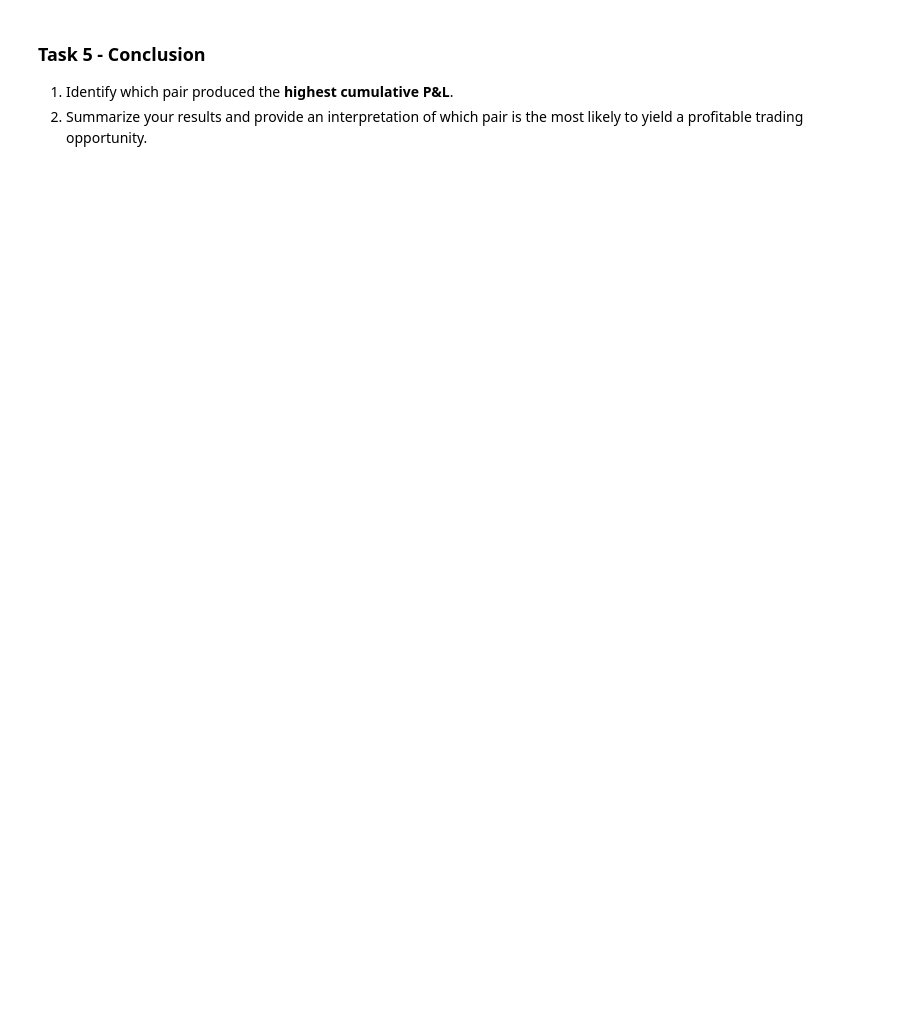
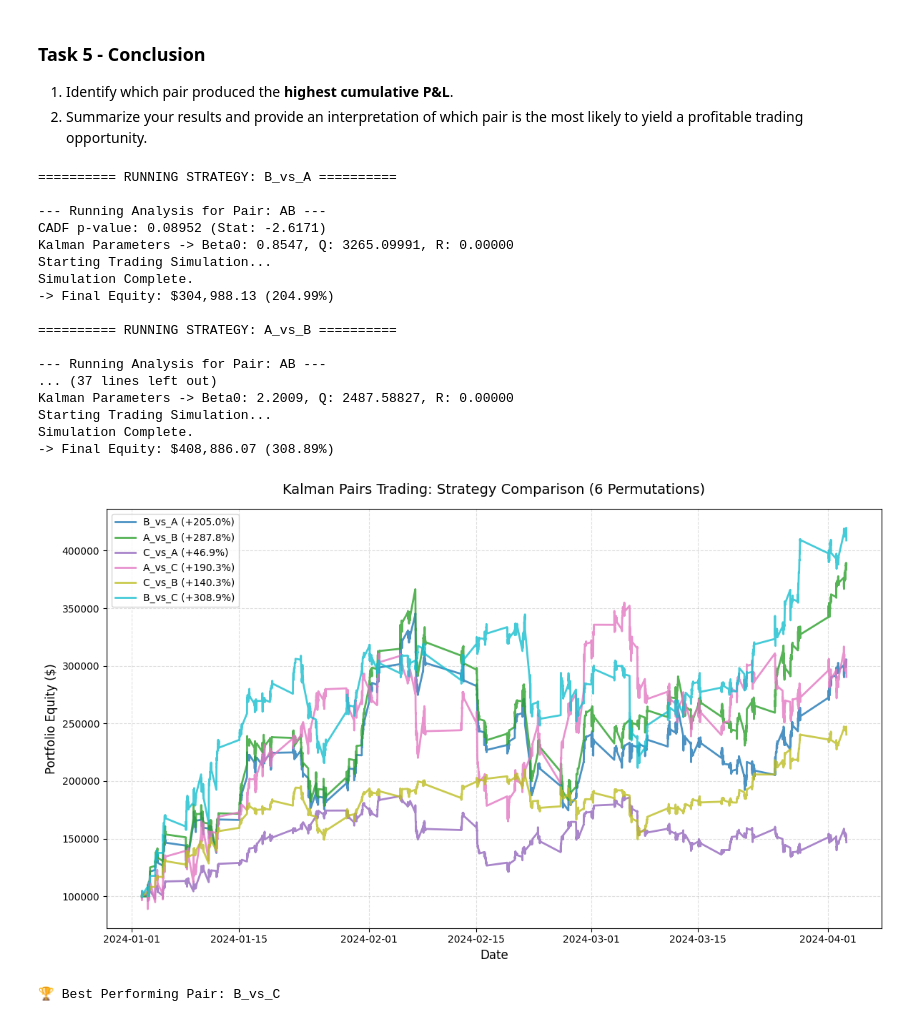
Before and after one commit to weiyuanoh/First-Workshop, a Jupyter notebook: genk/interview_km.ipynb, the cells around one changed output. Saved outputs shown, nothing was run; the diff lists cells and outputs as text; code cells hidden in the pictures; blank space fills up the shorter version.

Commit message:
should be done, left clean up

```diff
--- a/genk/interview_km.ipynb
+++ b/genk/interview_km.ipynb
@@ -454,10 +405,10 @@ def cadf_test(df, x, y, add_const=True, autolag="AIC"):
         alpha = 0.0
         resid = Y - beta * X
 
-    adf_stat, pval = adfuller(resid, autolag=autolag, regression="c")
+    adf_res = adfuller(resid, autolag=autolag, regression="c")
     return {
-        "adf_stat": float(adf_stat),
-        "p_value": float(pval)
+        "adf_stat": float(adf_res[0]),
+        "p_value": float(adf_res[1])
     }
 
 def plot_spread_acf(spread: pd.Series, lags: int = 60, title: str = "ACF of spread"):
@@ -474,3 +425,5 @@ def plot_spread_acf(spread: pd.Series, lags: int = 60, title: str = "ACF of spre
 def mean_reverting_test(spread, autolag ="AIC"):
     spread.dropna(inplace=True)
     adf_res = adfuller(spread, autolag = autolag)
+    print("ADF stat:", adf_res[0], "p value:", adf_res[1])
+    plot_spread_acf(spread, lags=60, title="ACF: Kalman spread (AB)")
@@ -615,0 +653,22 @@ def portfolio_analytics(equity: pd.Series, periods_per_year=252):
+# %%
+# 1. Get Data (Task 1)
+res = cleaned_data()
+
+# 2. Setup Engine
+engine = TradingEngine(initial_capital=100000.0)
+
+# 3. Run Backtest using the 'res' dict and your calculated Series
+# Note: Pass 'beta_hat' and 'spread' variables from Task 2 & 3
+equity_curve = run_z_score_backtest(
+    res=res,
+    engine=engine,
+    X="A",
+    Y="B",
+    pair_name="AB",
+    entry_z=1.0,
+    exit_z=0.0
+)
+
+# 4. Analytics
+stats, dd, rets = portfolio_analytics(equity_curve['equity'])
+print(stats)
@@ -619,0 +774,30 @@ def portfolio_analytics(equity: pd.Series, periods_per_year=252):
+# %%
+# 1. Run Simulations
+all_strategies = run_all_permutations(res)
+
+# 2. Visualize
+plot_strategy_performance(all_strategies)
+
+# 3. Identify Winner (Task 5 requirement)
+best_strat = max(all_strategies, key=lambda k: all_strategies[k]['equity'].iloc[-1])
+print(f"\n🏆 Best Performing Pair: {best_strat}")
+# %% [output]
+========== RUNNING STRATEGY: B_vs_A ==========
+
+--- Running Analysis for Pair: AB ---
+CADF p-value: 0.08952 (Stat: -2.6171)
+Kalman Parameters -> Beta0: 0.8547, Q: 3265.09991, R: 0.00000
+Starting Trading Simulation...
+Simulation Complete.
+-> Final Equity: $304,988.13 (204.99%)
+
+========== RUNNING STRATEGY: A_vs_B ==========
+
+--- Running Analysis for Pair: AB ---
+... (37 lines left out)
+Kalman Parameters -> Beta0: 2.2009, Q: 2487.58827, R: 0.00000
+Starting Trading Simulation...
+Simulation Complete.
+-> Final Equity: $408,886.07 (308.89%)
+[figure, added]
+🏆 Best Performing Pair: B_vs_C
```
Also changed, not shown: parts of 10 cells of this notebook.
